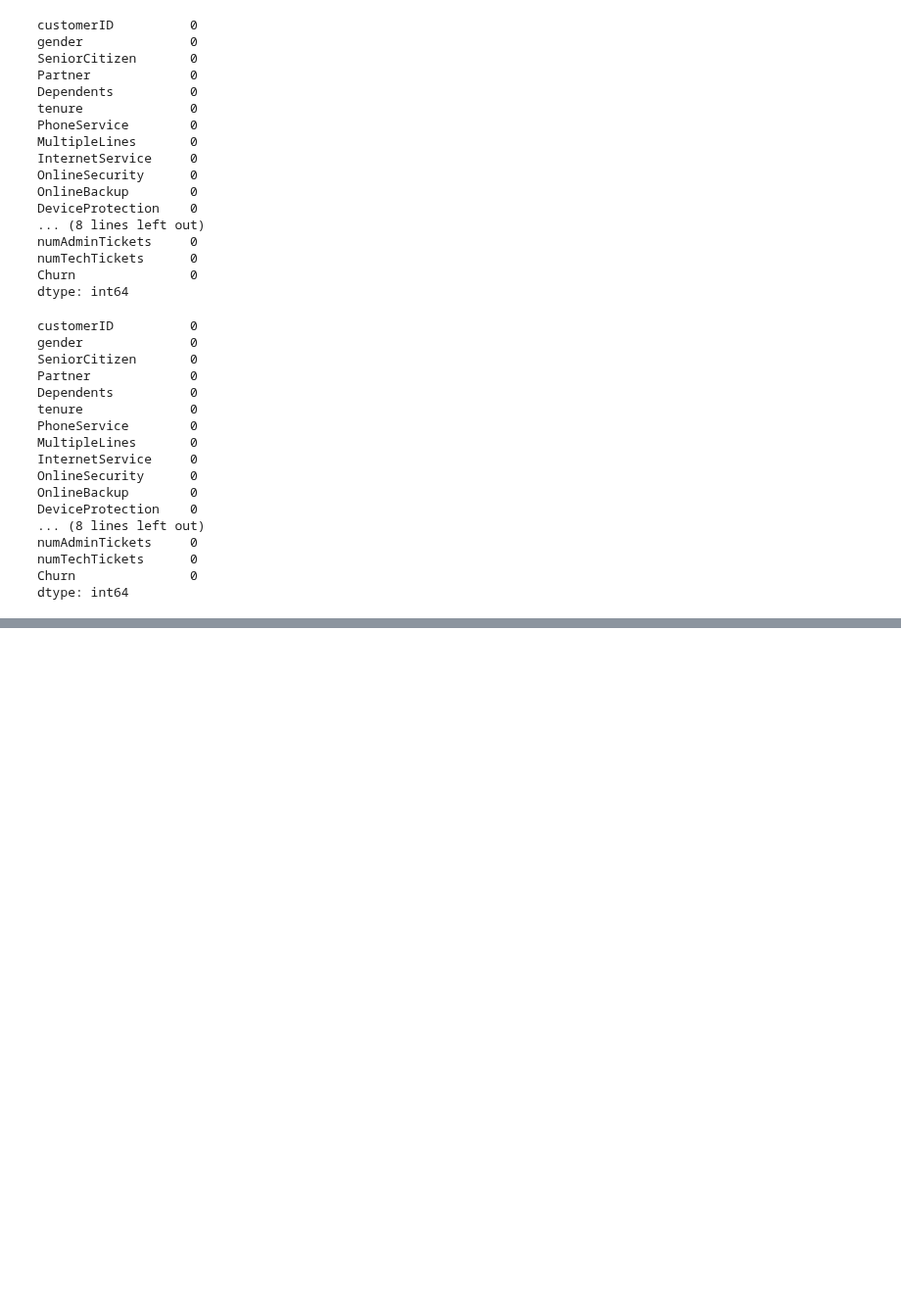
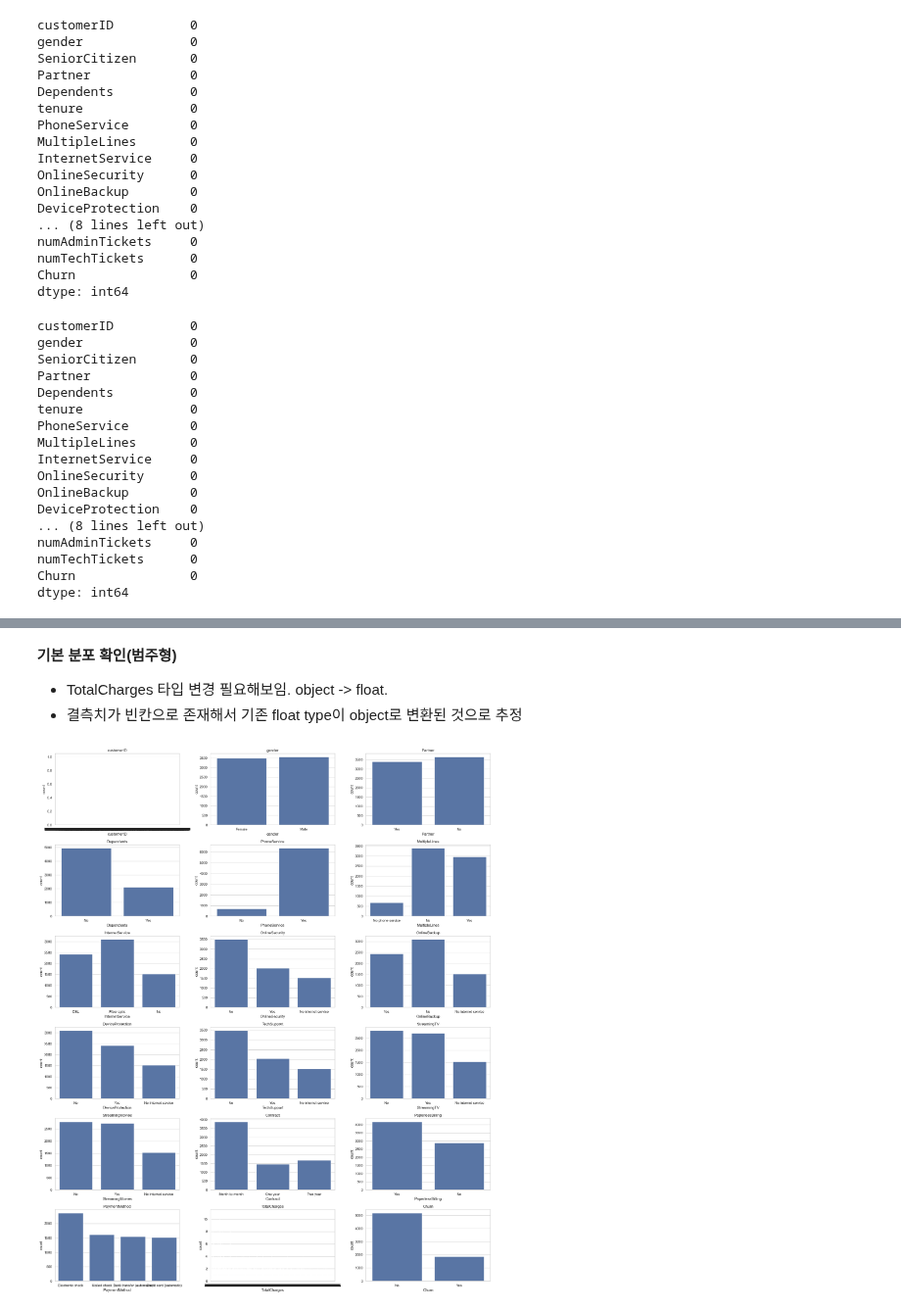
Before and after one commit to SKNETWORKS-FAMILY-AICAMP/SKN21-2nd-4Team, a Jupyter notebook: notebooks/eda.ipynb, the cells around one changed output, grey strips where cells are left out. Shown at 98% size. Cells and saved outputs as stored; diff of their text form; code cells hidden in the pictures; blank space fills up the shorter version.

```diff
--- a/notebooks/eda.ipynb
+++ b/notebooks/eda.ipynb
@@ -75,0 +108,21 @@ dtype: int64
+# %% [markdown]
+**기본 분포 확인(범주형)**
+- TotalCharges 타입 변경 필요해보임. object -> float.
+- 결측치가 빈칸으로 존재해서 기존 float type이 object로 변환된 것으로 추정
+# %%
+categorical_cols = df.select_dtypes(include=['object']).columns
+
+n_cols = 3
+n_rows = (len(categorical_cols) + n_cols -1) // n_cols
+
+plt.figure(figsize=(20, n_rows * 4))
+
+for i, col in enumerate(categorical_cols, 1):
+    plt.subplot(n_rows, n_cols, i)
+    sns.countplot(data=df, x=col)
+    plt.title(col)
+
+plt.tight_layout()
+plt.show()
+# %% [output]
+[figure, added]
```
Also changed, not shown: parts of 18 cells of this notebook.
